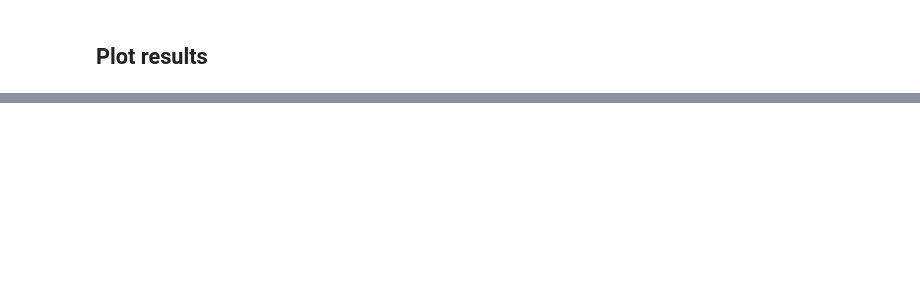
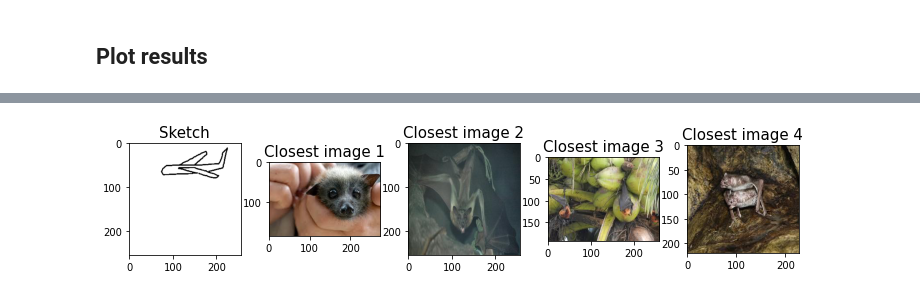
Before and after one commit to VisiumCH/AMLD-2021-Sketchy, a Jupyter notebook: notebooks/Inference.ipynb, the cells around one changed output, grey strips where cells are left out. Saved outputs shown, nothing was run; the diff lists cells and outputs as text; code cells hidden in the pictures; blank space fills up the shorter version.

Commit message:
inference update

```diff
--- a/notebooks/Inference.ipynb
+++ b/notebooks/Inference.ipynb
@@ -160,31 +204,33 @@ plt.subplots_adjust(wspace=0.25, hspace=-0.35)
 # %%
 class Inference():
 
-    def __init__(model_path):
+    def __init__(self, model_path):
+
+        self.transform = transforms.Compose([transforms.ToTensor()])
+        self.loader = default_image_loader
 
         self.im_net, self.sk_net = get_model(args, model_path)
         self.prepare_image_embeddings()
 
-    def prepare_image_embeddings(self)
+    def prepare_image_embeddings(self):
         '''Get all images and compute their embeddings'''
-        transform = transforms.Compose([transforms.ToTensor()])
+
 
         #test_im_data, dict_class = load_inference_data(args, transform) TODO one with all class
-        _, [_, _], [test_sk_data, test_im_data], dict_class = load_data(args, transform)
+        _, [_, _], [_, test_im_data], dict_class = load_data(args, self.transform)
 
-        test_im_loader = DataLoader(test_im_data, batch_size=3 * args.batch_size, num_workers=args.prefetch, pin_memory=True)
+        test_im_loader = DataLoader(test_im_data, batch_size=1)
         self.images_fnames, self.images_embeddings, self.images_classes = get_test_data(test_im_loader, im_net, args)
 
-    def process_sketch(self, sketch_path, plot=True):
+    def inference_sketch(self, sketch_fname, plot=True):
         ''' For now just process a sketch but TODO decide how to proceed later'''
 
-        self.sketch_path = sketch_path
-        sketch = torch.tensor(mpimg.imread(sketch_path))
-        embedding, _ = self.sk_net(sketch)
-        self.get_closest_images(embedding)
+        sketch = self.transform(self.loader(sketch_fname)).unsqueeze(0) # unsqueeze because 1 sketch (no batch)
+        sketch_embedding, _ = self.sk_net(sketch)
+        self.get_closest_images(sketch_embedding)
 
         if plot:
-            self.plot_closest()
+            self.plot_closest(sketch_fname)
 
     def get_closest_images(self, sketch_embedding):
         '''
@@ -193,17 +239,18 @@ class Inference():
 
         similarity = get_similarity(sketch_embedding, self.images_embeddings)
         arg_sorted_sim = (-similarity).argsort()
-        self.closest_images_fnames = []  # path to closest images (same index as closest image embeddings)
 
-    def plot_closest(self):
+        self.sorted_fnames = [self.images_fnames[i][0] for i in arg_sorted_sim[0]]
+
+    def plot_closest(self, sketch_fname):
         fig, axes = plt.subplots(1, NUM_CLOSEST + 1)
 
-        sk = mpimg.imread(self.sketch_path)
+        sk = mpimg.imread(sketch_fname)
         axes[0].imshow(sk)
         axes[0].set(title='Sketch')
 
         for i in range(1, NUM_CLOSEST + 1):
-            im = mpimg.imread(self.closest_images_fnames[i-1])
+            im = mpimg.imread(self.sorted_fnames[i-1])
             axes[i].imshow(im)
             axes[i].set(title='Closest image ' + str(i))
 
@@ -214,0 +260,5 @@ closest_images = inference.process_sketch(sketch_fnames[0], plot=True)
+# %%
+sketch_fname = '../io/data/raw/Sketchy/sketch/tx_000000000000/airplane/n02691156_58-1.png'
+closest_images = inference.inference_sketch(sketch_fname, plot=True)
+# %% [output]
+[figure, added]
```
Also changed, not shown: parts of 27 cells of this notebook, 1 other file.
